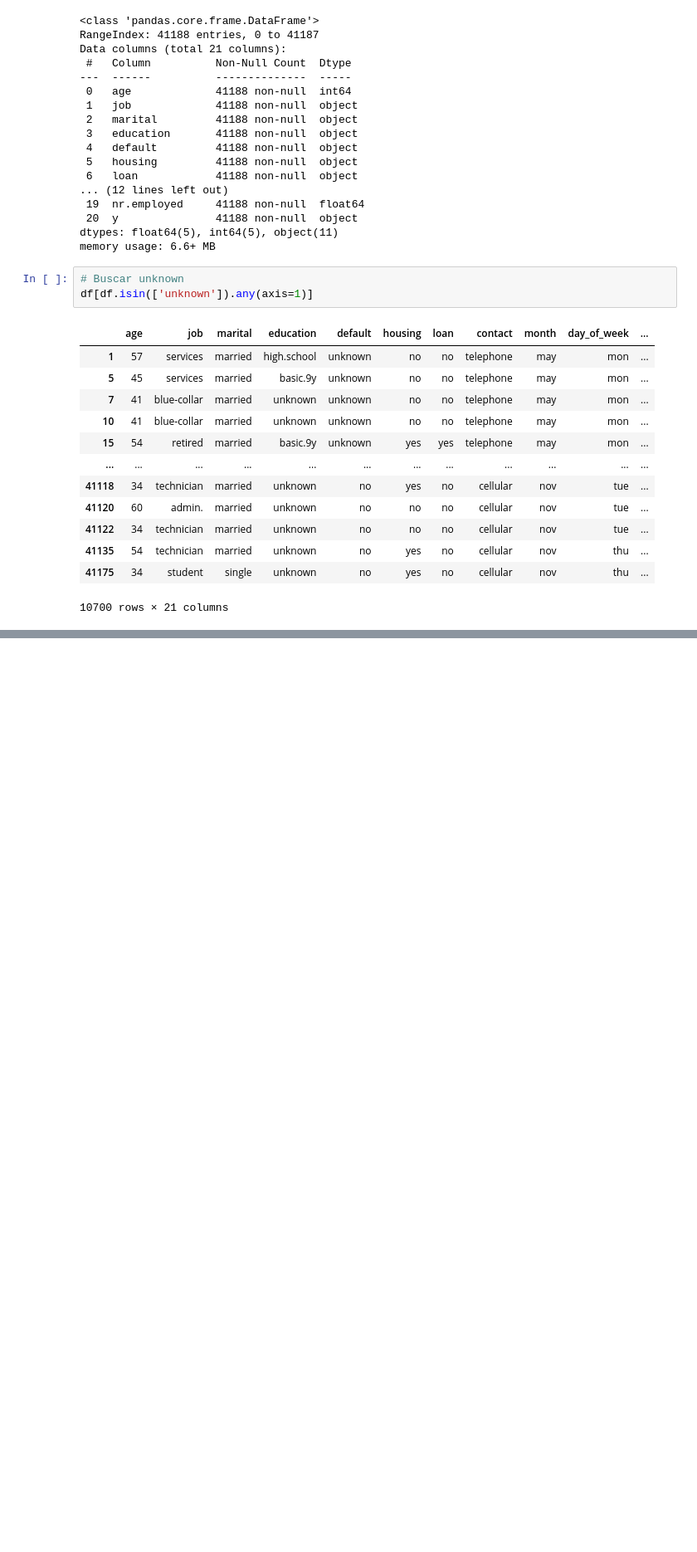
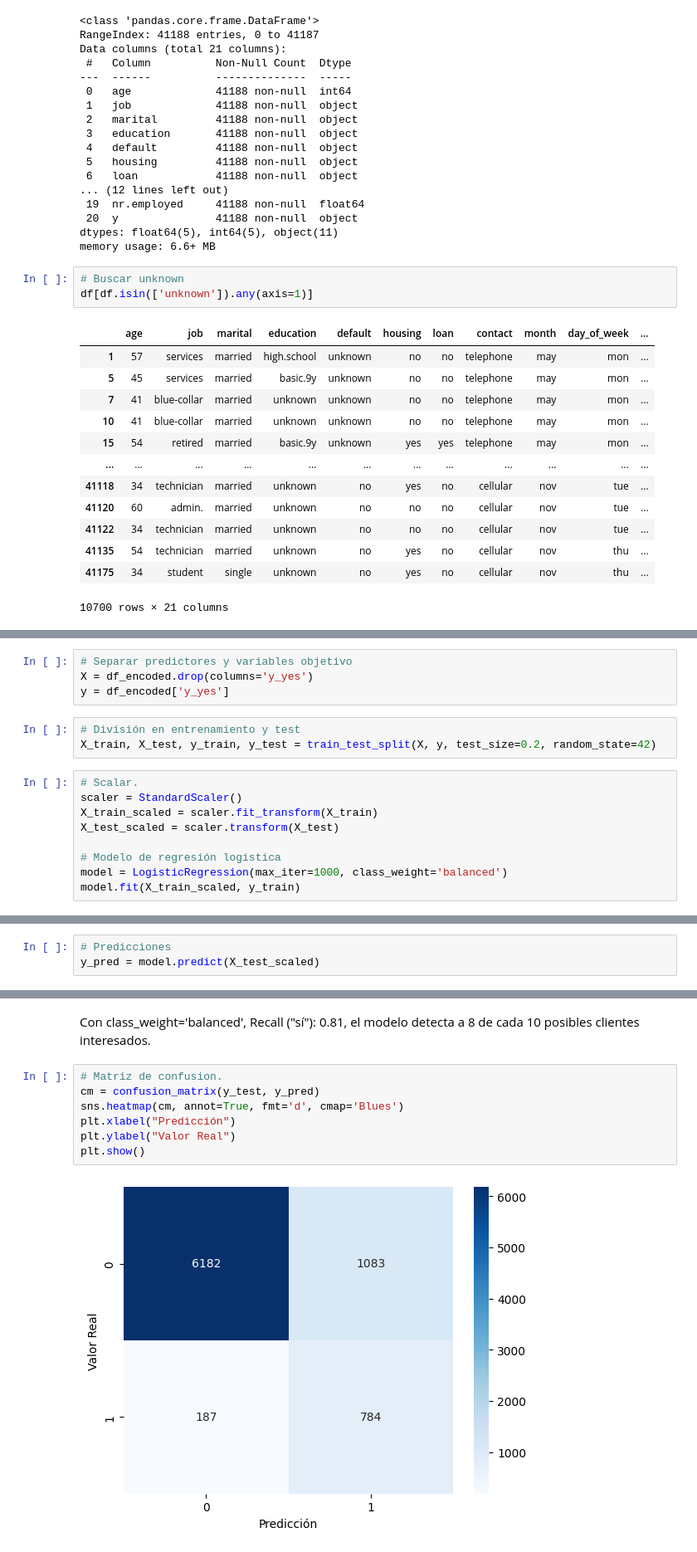
Before and after one commit to 4GeeksAcademy/Jose-Luis-M-bank-marketing-campaign-data, a Jupyter notebook: src/explore.ipynb, the cells around one changed output, grey strips where cells are left out. Shown at 83% size. Saved outputs shown, nothing was run; the diff lists cells and outputs as text; blank space fills up the shorter version.

```diff
--- a/src/explore.ipynb
+++ b/src/explore.ipynb
@@ -158,0 +151,16 @@ Precisión del modelo: 0.9104151493080845
+# %%
+# Separar predictores y variables objetivo
+X = df_encoded.drop(columns='y_yes')
+y = df_encoded['y_yes']
+# %%
+# División en entrenamiento y test
+X_train, X_test, y_train, y_test = train_test_split(X, y, test_size=0.2, random_state=42)
+# %%
+# Scalar.
+scaler = StandardScaler()
+X_train_scaled = scaler.fit_transform(X_train)
+X_test_scaled = scaler.transform(X_test)
+
+# Modelo de regresión logística
+model = LogisticRegression(max_iter=1000, class_weight='balanced')
+model.fit(X_train_scaled, y_train)
@@ -158,0 +169,3 @@ Precisión del modelo: 0.9104151493080845
+# %%
+# Predicciones
+y_pred = model.predict(X_test_scaled)
@@ -158,0 +184,11 @@ Precisión del modelo: 0.9104151493080845
+# %% [markdown]
+Con class_weight='balanced', Recall ("sí"): 0.81, el modelo detecta a 8 de cada 10 posibles clientes interesados.
+# %%
+# Matriz de confusion.
+cm = confusion_matrix(y_test, y_pred)
+sns.heatmap(cm, annot=True, fmt='d', cmap='Blues')
+plt.xlabel("Predicción")
+plt.ylabel("Valor Real")
+plt.show()
+# %% [output]
+[figure, added]
```
Also changed, not shown: parts of 18 cells of this notebook.
